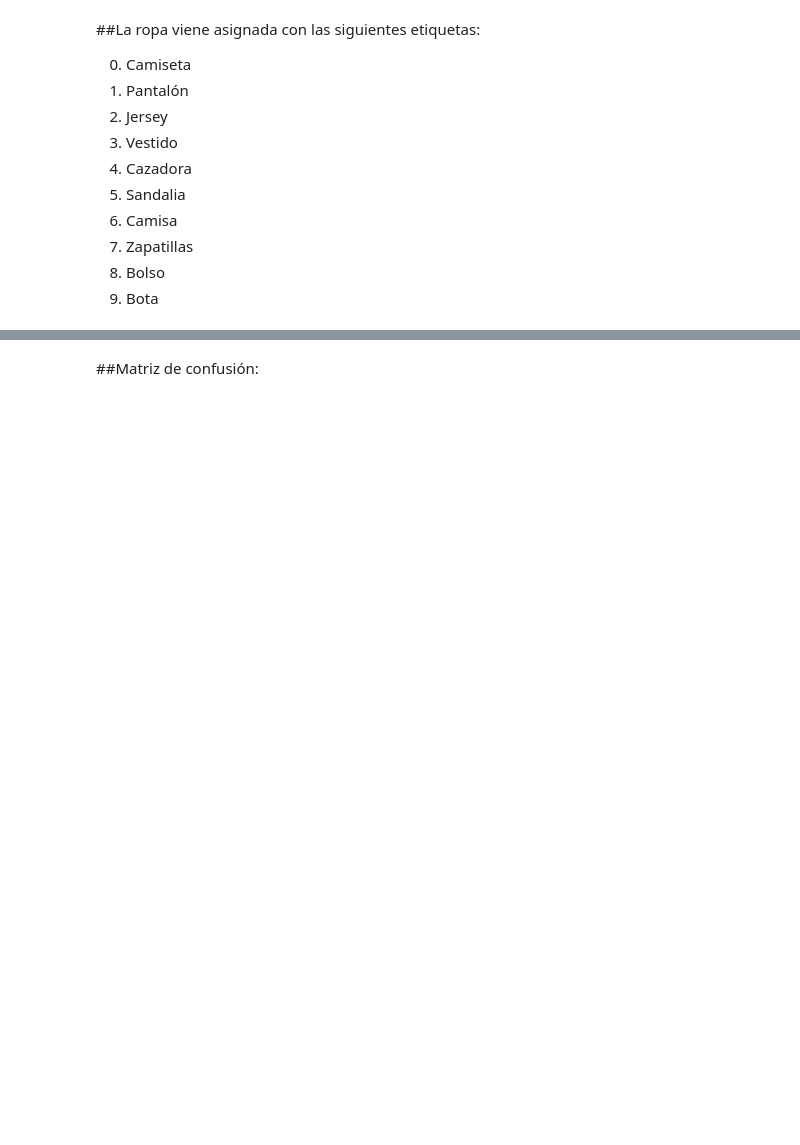
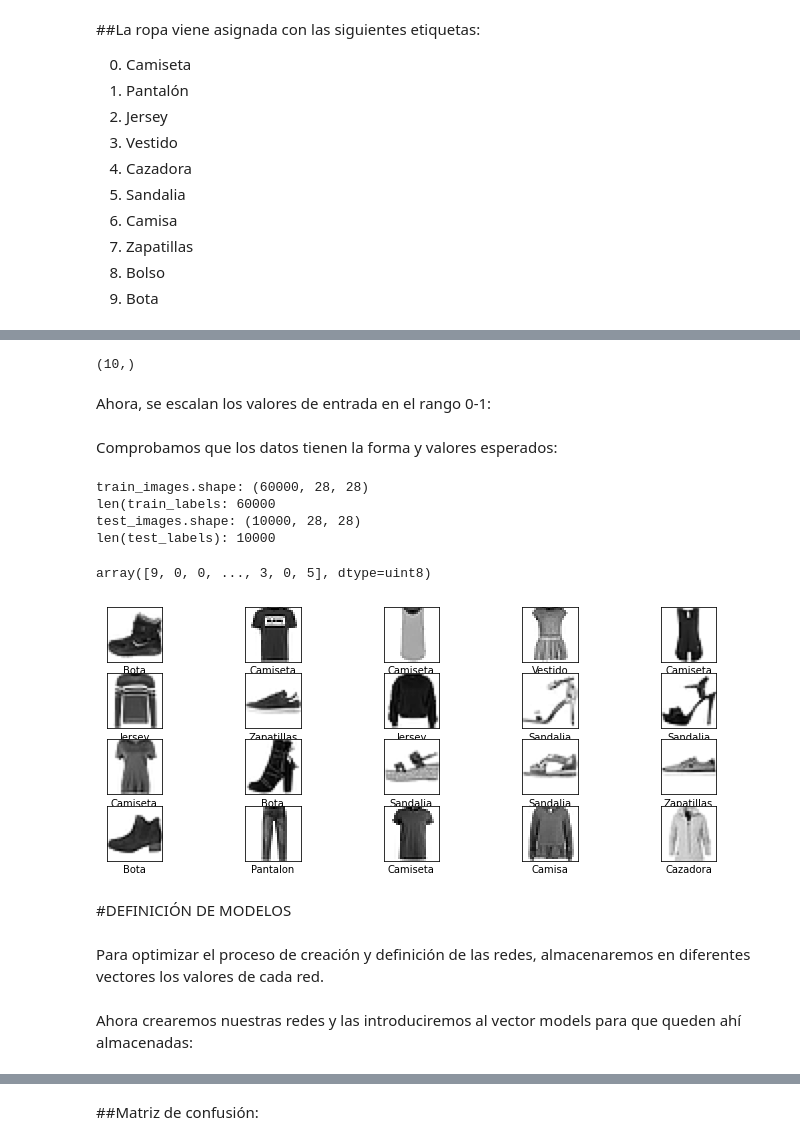
Before and after one commit to nachodelis/AA_PRACTICA1_GRUPO_4, a Jupyter notebook: AA_PRACTICA1_GRUPO_4.ipynb, the cells around one changed output, grey strips where cells are left out. Saved outputs shown, nothing was run; the diff lists cells and outputs as text; code cells hidden in the pictures; blank space fills up the shorter version.

```diff
--- a/AA_PRACTICA1_GRUPO_4.ipynb
+++ b/AA_PRACTICA1_GRUPO_4.ipynb
@@ -120,7 +84,0 @@ network.compile(optimizer='sgd',
-# %%
-#transformamos los datos
-train_images = train_images.reshape((60000, 28 * 28))
-train_images = train_images.astype('float32') / 255
-
-test_images = test_images.reshape((10000, 28 * 28))
-test_images = test_images.astype('float32') / 255
@@ -131,2 +84,0 @@ NameError: ignored
-# %%
-network.fit(train_images, train_labels, epochs=5, batch_size=128)
@@ -153,0 +87,44 @@ Tenemos una precisión de casi el 80%
+# %%
+class_names=["Camiseta","Pantalon","Jersey","Vestido","Cazadora","Sandalia","Camisa","Zapatillas","Bolso","Bota"]
+class_names=np.array(class_names)
+print(class_names.shape)
+# %% [output]
+(10,)
+# %% [markdown]
+Ahora, se escalan los valores de entrada en el rango 0-1:
+# %%
+train_images = train_images.astype('float32')
+test_images = test_images.astype('float32')
+
+train_images = train_images / 255.0
+test_images = test_images / 255.0
+# %% [markdown]
+Comprobamos que los datos tienen la forma y valores esperados:
+# %%
+print("train_images.shape:",train_images.shape)
+print("len(train_labels:",len(train_labels))
+print("test_images.shape:",test_images.shape)
+print("len(test_labels):",len(test_labels))
+train_labels
+# %% [output]
+train_images.shape: (60000, 28, 28)
+len(train_labels: 60000
+test_images.shape: (10000, 28, 28)
+len(test_labels): 10000
+array([9, 0, 0, ..., 3, 0, 5], dtype=uint8)
+# %%
+plt.figure(figsize=(12,12))
+for i in range(20):
+    plt.subplot(10,5,i+1)
+    plt.xticks([])
+    plt.yticks([])
+    plt.grid(False)
+    plt.imshow(train_images[i], cmap=plt.cm.binary)
+    plt.xlabel(class_names[train_labels[i]])
+plt.show()
+# %% [output]
+[figure, added]
+# %% [markdown]
+#DEFINICIÓN DE MODELOS
+# %% [markdown]
+Para optimizar el proceso de creación y definición de las redes, almacenaremos en diferentes vectores los valores de cada red.
@@ -153,0 +142,2 @@ Tenemos una precisión de casi el 80%
+# %% [markdown]
+Ahora crearemos nuestras redes y las introduciremos al vector models para que queden ahí almacenadas:
```
Also changed, not shown: parts of 170 cells of this notebook.
